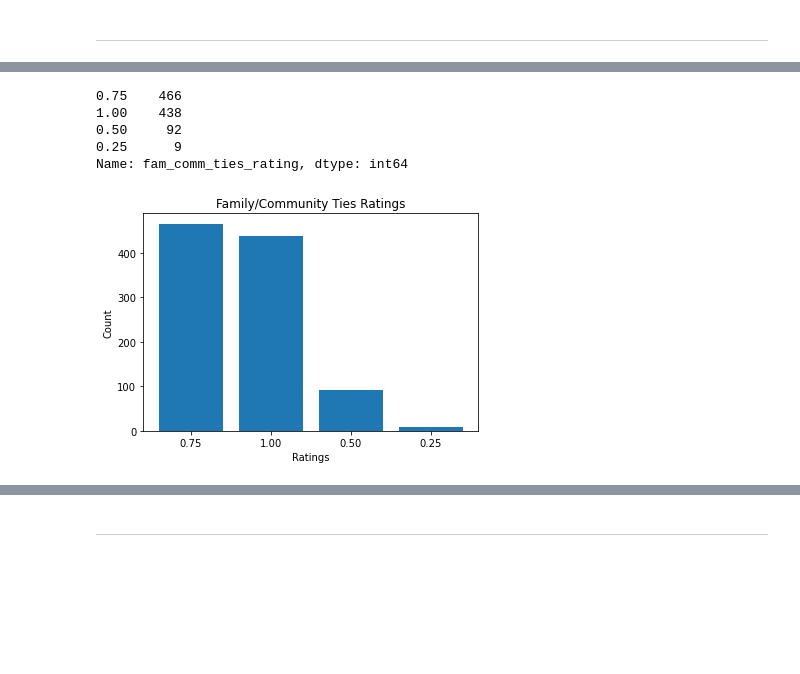
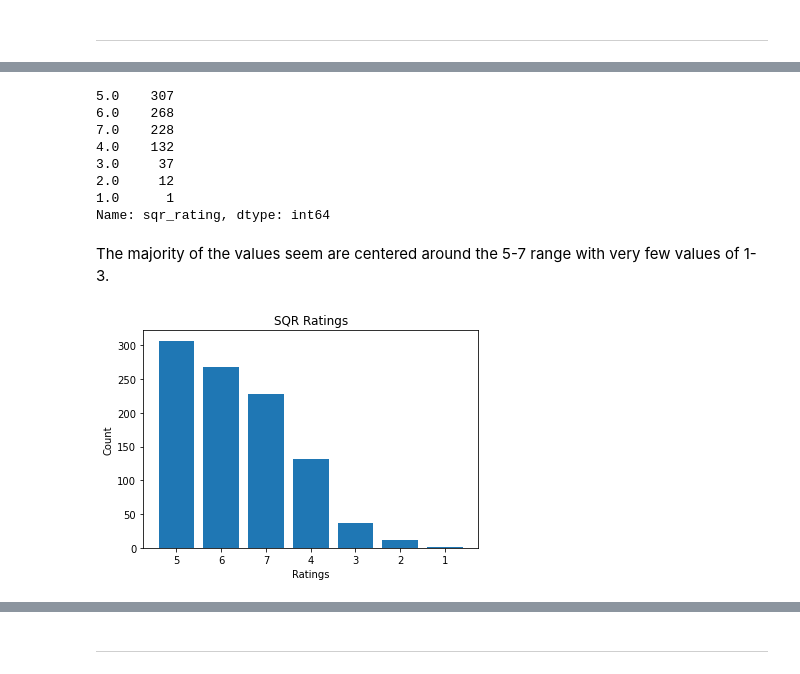
Before and after one commit to kevinmacmat/measuring_community_school_satisfaction, a Jupyter notebook: sqr_eda.ipynb, the cells around one changed output, grey strips where cells are left out. Saved outputs shown, nothing was run; the diff lists cells and outputs as text; code cells hidden in the pictures; blank space fills up the shorter version.

```diff
--- a/sqr_eda.ipynb
+++ b/sqr_eda.ipynb
@@ -87,18 +127,23 @@ max         1.00
 Name: fam_comm_ties_rating, dtype: float64
 # %%
 # Family/Community ties ratings count
-df.fam_comm_ties_rating.value_counts()
+df.sqr_rating.value_counts()
 # %% [output]
-0.75    466
-1.00    438
-0.50     92
-0.25      9
-Name: fam_comm_ties_rating, dtype: int64
+5.0    307
+6.0    268
+7.0    228
+4.0    132
+3.0     37
+2.0     12
+1.0      1
+Name: sqr_rating, dtype: int64
+# %% [markdown]
+The majority of the values seem are centered around the 5-7 range with very few values of 1-3.
 # %%
-plt.bar(['0.75', '1.00', '0.50', '0.25'], df.fam_comm_ties_rating.value_counts().values)
-plt.title('Family/Community Ties Ratings')
+plt.bar(['5', '6', '7', '4', '3', '2', '1'], df.sqr_rating.value_counts().values)
+plt.title('SQR Ratings')
 plt.xlabel('Ratings')
 plt.ylabel('Count')
 plt.show()
 # %% [output]
-[figure, old version]
+[figure, new version]
```
Also changed, not shown: parts of 40 cells of this notebook, 11 other files.
